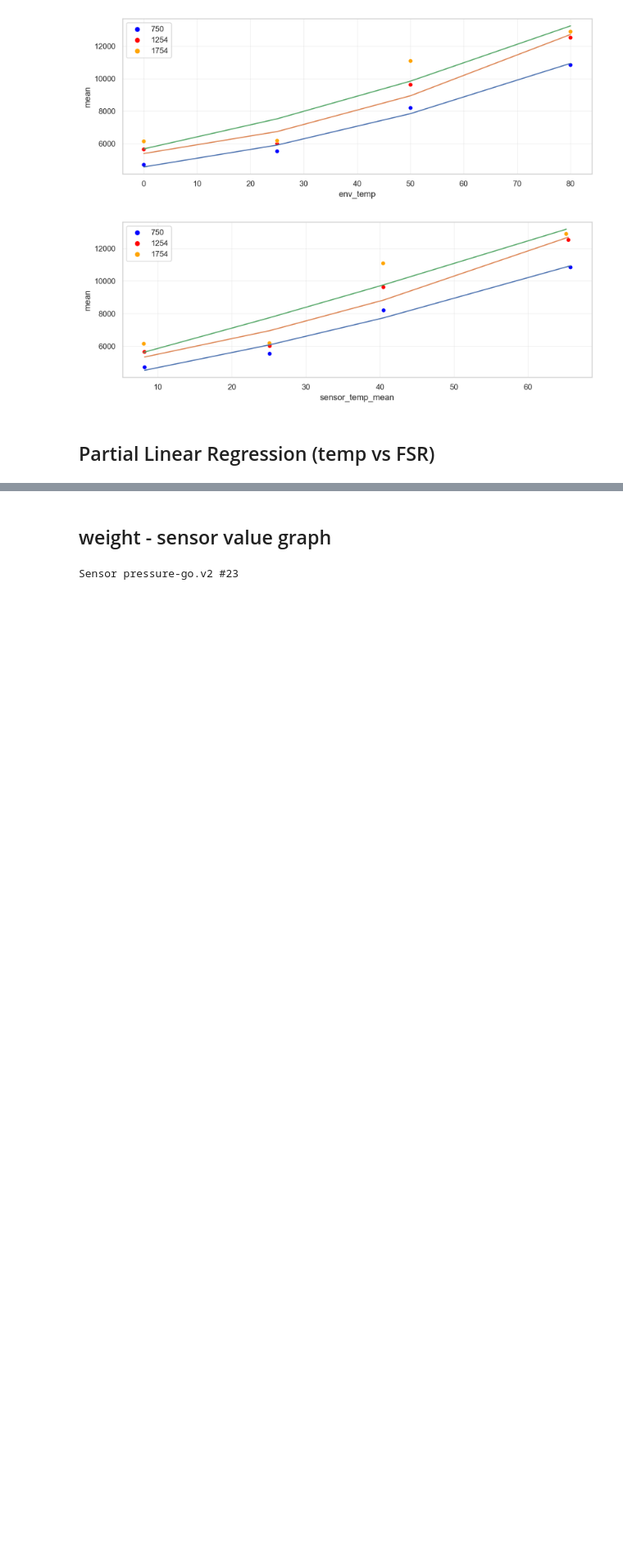
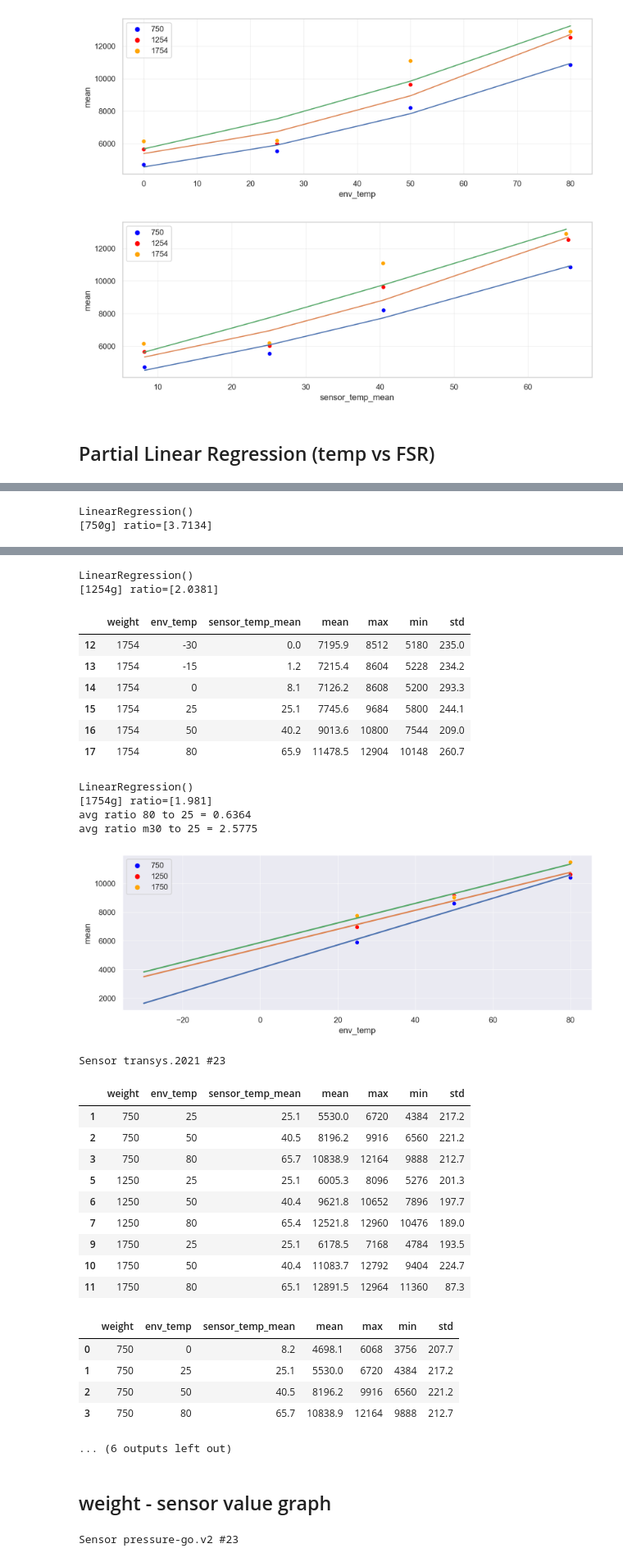
Before and after one commit to ksuchoi216/temp_experiment_analysis, a Jupyter notebook: temp_reg.ipynb, the cells around one changed output, grey strips where cells are left out. Shown at 82% size. Saved outputs shown, nothing was run; the diff lists cells and outputs as text; code cells hidden in the pictures; blank space fills up the shorter version.

```diff
--- a/temp_reg.ipynb
+++ b/temp_reg.ipynb
@@ -327,8 +327,8 @@ def get_polynomial_regression(x, y, degree=2):
 
 def get_linear_egression(X, y):
     _model = LinearRegression()
-    # __x = x.reshape(-1, 1)
     _model.fit(X, y)
+
     return _model
 
 def get_ratio(model, X_from, X_to):
@@ -354,16 +354,10 @@ for i, info in enumerate(__DATA_SET_INFO):
     plt.figure(figsize=(12,4), dpi=200)
     # display(__df)
     graph = __df[__df['env_temp']>0]
-    def changeweight(x):
-        if x == 1254:
-            return 1250
-        elif x == 1754:
-            return 1750
-        else:
-            return 750
 
 
-    graph.loc[graph['env_temp']==1254. 'new_env_temp'] = 1250
+    graph.loc[graph['weight'] == 1254, 'weight'] = 1250
+    graph.loc[graph['weight'] == 1754, 'weight'] = 1750
     display(graph)
 
 
@@ -380,6 +374,8 @@ for i, info in enumerate(__DATA_SET_INFO):
         y_train = _subset['mean'].values[3:]
 
         _model = get_linear_egression(X_train, y_train)
+        print('model intercept: ', _model.intercept)
+        print('model R^2: ', model.score(X_train, y_train))
 
         X_test = _subset['env_temp'].values.reshape(-1, 1)
         y_pred = _model.predict(X_test)
@@ -415,0 +429,2 @@ SyntaxError: invalid syntax (1070010784.py, line 55)
+LinearRegression()
+[750g] ratio=[3.7134]
@@ -416,3 +438,34 @@ SyntaxError: invalid syntax (1070010784.py, line 55)
+LinearRegression()
+[1254g] ratio=[2.0381]
+|  | weight | env_temp | sensor_temp_mean | mean | max | min | std |
+| 12 | 1754 | -30 | 0.0 | 7195.9 | 8512 | 5180 | 235.0 |
+| 13 | 1754 | -15 | 1.2 | 7215.4 | 8604 | 5228 | 234.2 |
+| 14 | 1754 | 0 | 8.1 | 7126.2 | 8608 | 5200 | 293.3 |
+| 15 | 1754 | 25 | 25.1 | 7745.6 | 9684 | 5800 | 244.1 |
+| 16 | 1754 | 50 | 40.2 | 9013.6 | 10800 | 7544 | 209.0 |
+| 17 | 1754 | 80 | 65.9 | 11478.5 | 12904 | 10148 | 260.7 |
+LinearRegression()
+[1754g] ratio=[1.981]
+avg ratio 80 to 25 = 0.6364
+avg ratio m30 to 25 = 2.5775
+[figure, added]
+Sensor transys.2021 #23
+|  | weight | env_temp | sensor_temp_mean | mean | max | min | std |
+| 1 | 750 | 25 | 25.1 | 5530.0 | 6720 | 4384 | 217.2 |
+| 2 | 750 | 50 | 40.5 | 8196.2 | 9916 | 6560 | 221.2 |
+| 3 | 750 | 80 | 65.7 | 10838.9 | 12164 | 9888 | 212.7 |
+| 5 | 1250 | 25 | 25.1 | 6005.3 | 8096 | 5276 | 201.3 |
+| 6 | 1250 | 50 | 40.4 | 9621.8 | 10652 | 7896 | 197.7 |
+| 7 | 1250 | 80 | 65.4 | 12521.8 | 12960 | 10476 | 189.0 |
+| 9 | 1750 | 25 | 25.1 | 6178.5 | 7168 | 4784 | 193.5 |
+| 10 | 1750 | 50 | 40.4 | 11083.7 | 12792 | 9404 | 224.7 |
+| 11 | 1750 | 80 | 65.1 | 12891.5 | 12964 | 11360 | 87.3 |
+|  | weight | env_temp | sensor_temp_mean | mean | max | min | std |
+| 0 | 750 | 0 | 8.2 | 4698.1 | 6068 | 3756 | 207.7 |
+| 1 | 750 | 25 | 25.1 | 5530.0 | 6720 | 4384 | 217.2 |
+| 2 | 750 | 50 | 40.5 | 8196.2 | 9916 | 6560 | 221.2 |
+| 3 | 750 | 80 | 65.7 | 10838.9 | 12164 | 9888 | 212.7 |
+... (6 outputs left out)
 # %% [markdown]
 ## weight - sensor value graph
 # %%
```
Also changed, not shown: parts of 1 cell of this notebook, 1 other file.
